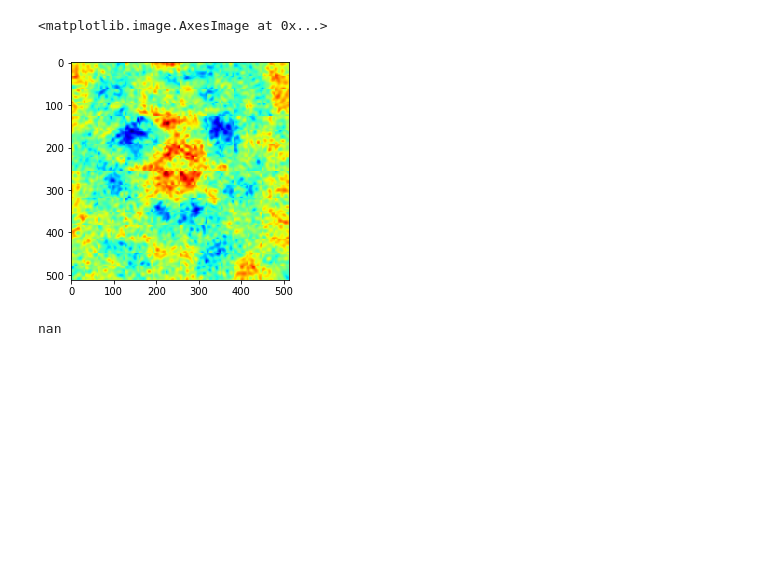
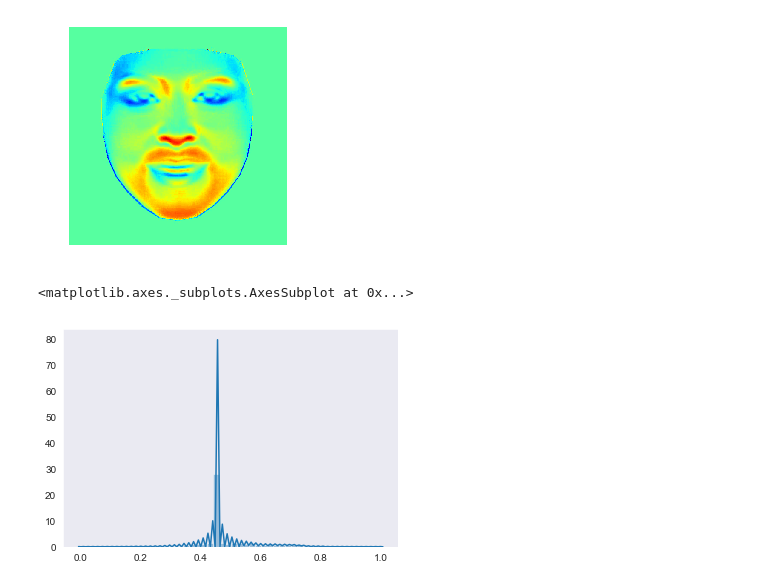
Before and after one commit to YukunQu/cnnface, a Jupyter notebook: explore.ipynb, the cells around one changed output. Saved outputs shown, nothing was run; the diff lists cells and outputs as text; code cells hidden in the pictures; blank space fills up the shorter version.

```diff
--- a/explore.ipynb
+++ b/explore.ipynb
@@ -282,29 +196,25 @@ plt.imshow(ci,cmap='jet')
-# %%
-import os
-import numpy as np
-from cnnface.behaviour_task.humanData2npy import hum_csv2label
-from cnnface.analysis.generate_ci import generateCI, cal_ci
-import matplotlib.pyplot as plt
-
-prepath = r'D:\cnnface\gender_analysis\human_result\exp\gender\only/part{}'
-
-label = []
-for i in range(1,6):
-    part_path = prepath.format(i)
-    csv_path = os.path.join(part_path,os.listdir(part_path)[0])
-    label_part = hum_csv2label(csv_path)
-    label.append(label_part)
-label = sum(label,[])
-label = np.array(label)
-
-param_5000 = np.load(r'D:\cnnface\gender_analysis\noise_stimulus\metadata/params_5000.npy')
-param_ci = cal_ci(param_5000,label)
-ci = generateCI(param_ci) *100
-plt.imshow(ci,cmap='jet')
-# %% [output]
-<matplotlib.image.AxesImage at 0x...>
-[figure, removed]
-# %%
-ci.min()
-# %% [output]
-nan
+# %%
+# 计算两张平均脸的物理差异
+import numpy as np
+from PIL import Image
+
+
+female_aver = np.array(Image.open(r'D:\cnnface\gender_analysis\face_template\gray/female_average_gray_enhance.jpg')).astype('int32')
+male_aver = np.array(Image.open(r'D:\cnnface\gender_analysis\face_template\gray/male_average_gray_enhance.jpg')).astype('int32')
+
+from cnnface.stimulus.Image_process import nor,image_freq_hist_plot
+contrast = nor(female_aver - male_aver)
+contrast_img = Image.fromarray(contrast).convert('L')
+
+import matplotlib.pyplot as plt
+import seaborn as sns
+plt.imshow(contrast,cmap='jet')
+plt.axis('off')
+plt.show()
+sns.set_style('dark')
+hist_arr = contrast.reshape(-1)
+sns.distplot(hist_arr)
+# %% [output]
+[figure, added]
+<matplotlib.axes._subplots.AxesSubplot at 0x...>
+[figure, added]
```
Also changed, not shown: parts of 8 cells of this notebook, 15 other files.
